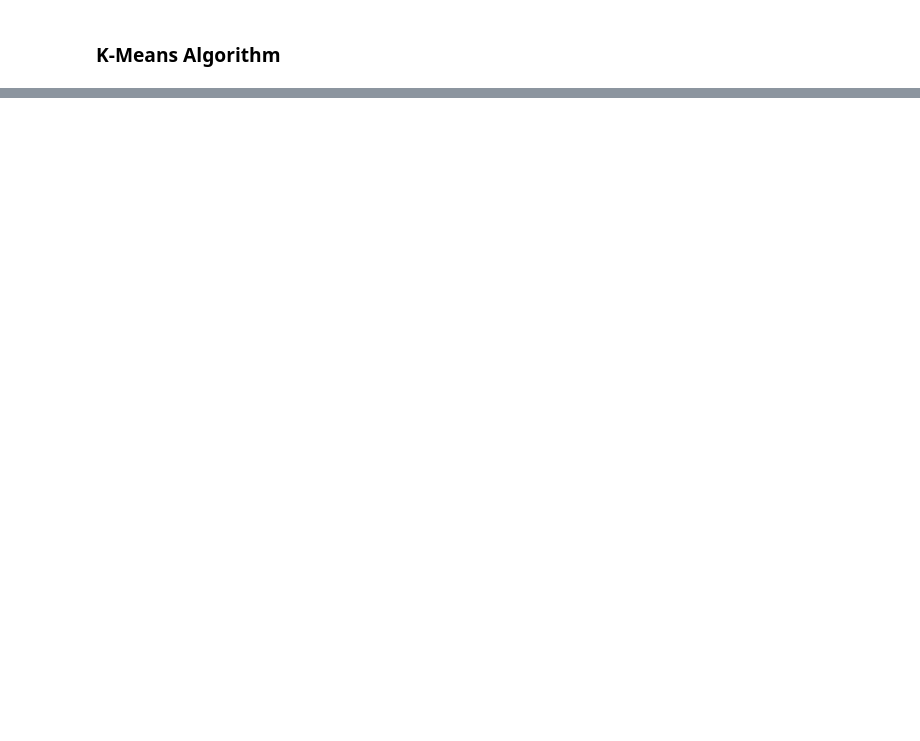
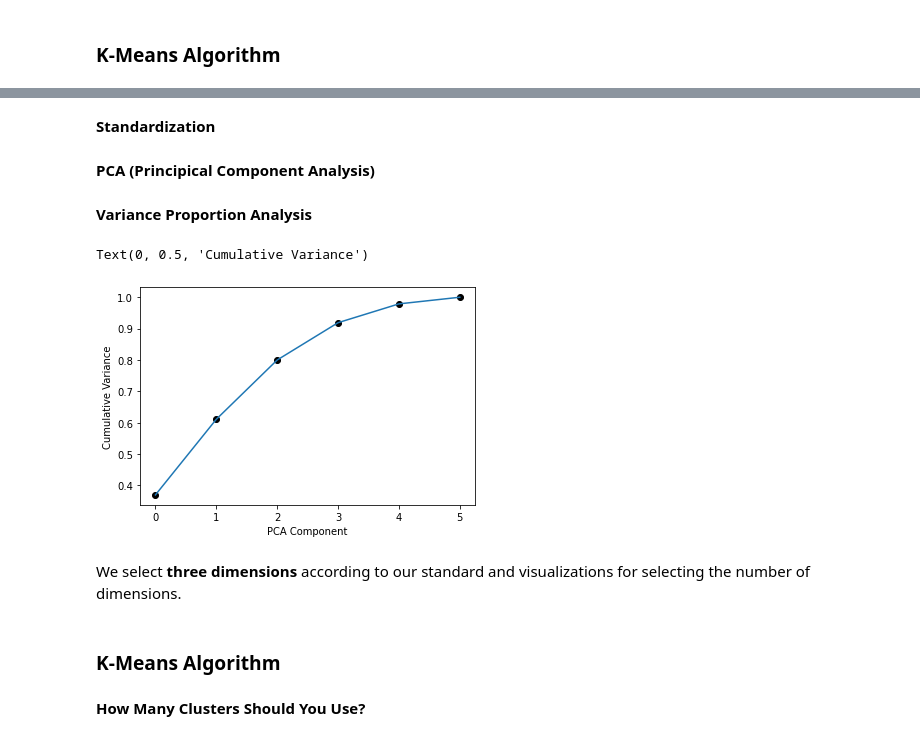
Before and after one commit to ljang0/15-388, a Jupyter notebook: 15-388 Tutorial.ipynb, the cells around one changed output, grey strips where cells are left out. Saved outputs shown, nothing was run; the diff lists cells and outputs as text; code cells hidden in the pictures; blank space fills up the shorter version.

```diff
--- a/15-388 Tutorial.ipynb
+++ b/15-388 Tutorial.ipynb
@@ -275,0 +354,2 @@ print(sortedFinal[sortedFinal["cluster"] == 0])
+# %% [markdown]
+**Standardization**
@@ -275,0 +358,2 @@ print(sortedFinal[sortedFinal["cluster"] == 0])
+# %% [markdown]
+**PCA (Principical Component Analysis)**
@@ -275,0 +363,32 @@ print(sortedFinal[sortedFinal["cluster"] == 0])
+# %% [markdown]
+**Variance Proportion Analysis**
+# %%
+ratiosTeam = analyzedTeam.explained_variance_ratio_
+xTeam = []
+for i in range(len(ratiosTeam)):
+    xTeam.append(i)
+cumsumsTeam = []
+countTeam = 0
+for i in range(len(ratiosTeam)):
+    countTeam += ratiosTeam[i]
+    cumsumsTeam.append(countTeam)
+totalTeam = 0
+componentsTeam = 0
+for i in range(len(ratiosTeam)):
+    totalTeam += ratiosTeam[i]
+    if totalTeam > .90:
+        componentsTeam = i
+        break
+plt.plot(xTeam, cumsumsTeam, 'o', color='black')
+plt.plot(xTeam, cumsumsTeam)
+plt.xlabel("PCA Component")
+plt.ylabel("Cumulative Variance")
+# %% [output]
+Text(0, 0.5, 'Cumulative Variance')
+[figure, added]
+# %% [markdown]
+We select **three dimensions** according to our standard and visualizations for selecting the number of dimensions.
+# %% [markdown]
+### K-Means Algorithm
+# %% [markdown]
+**How Many Clusters Should You Use?**
```
Also changed, not shown: parts of 76 cells of this notebook.
